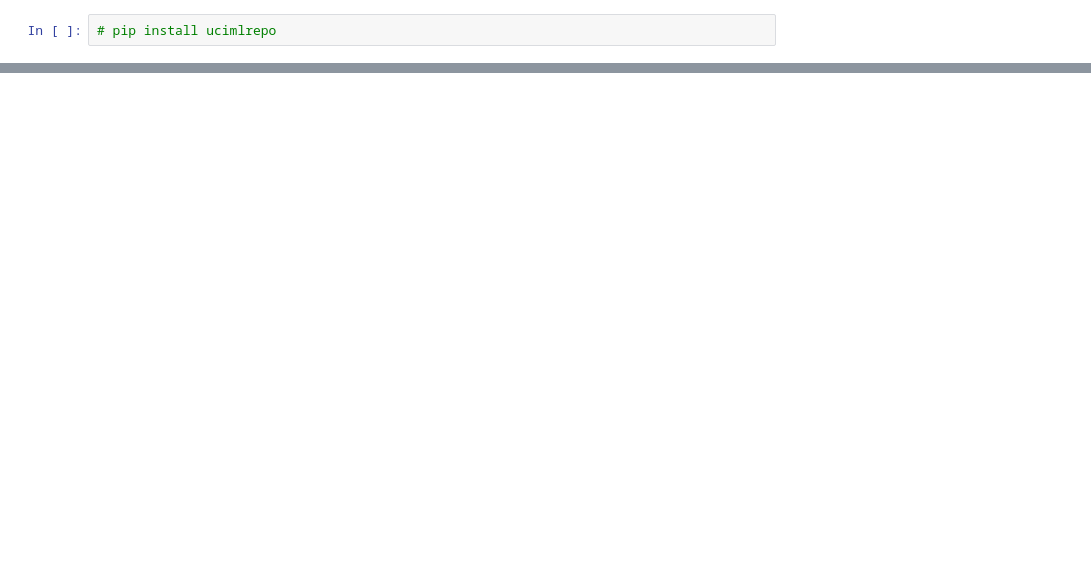
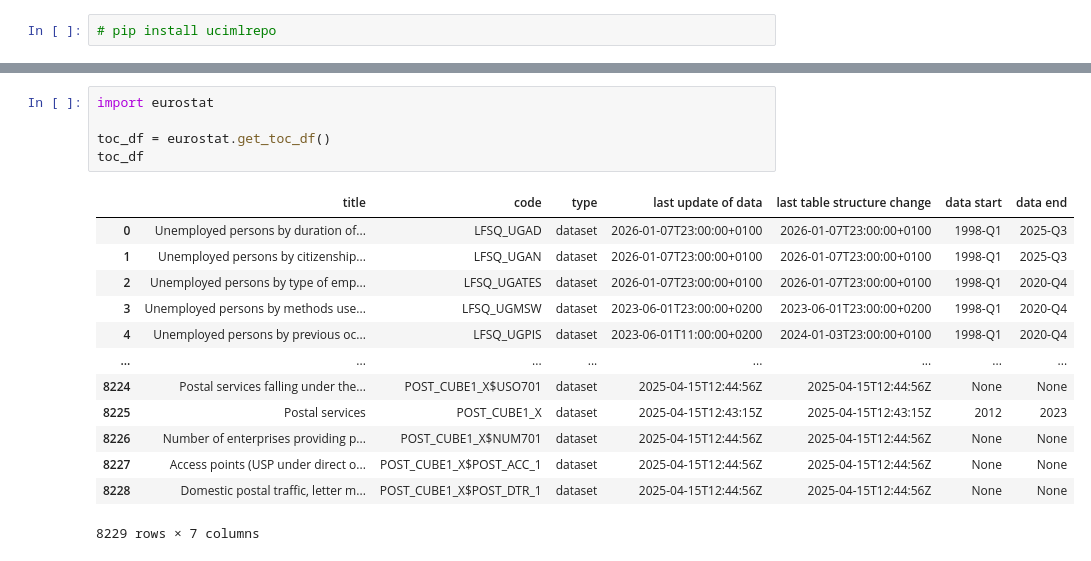
Before and after one commit to mechanoid5/ml_lectorium_2026_I, a Jupyter notebook: examples/04-eda/01-data-load.ipynb, the cells around one changed output, grey strips where cells are left out. Drawn from its saved outputs; the diff is of its cells as text; blank space fills up the shorter version.

```diff
--- a/examples/04-eda/01-data-load.ipynb
+++ b/examples/04-eda/01-data-load.ipynb
@@ -327,0 +504,19 @@ data = fetch_ucirepo(id=186)
+# %%
+import eurostat
+
+toc_df = eurostat.get_toc_df()
+toc_df
+# %% [output]
+|  | title | code | type | last update of data | last table structure change | data start | data end |
+| 0 | Unemployed persons by duration of... | LFSQ_UGAD | dataset | 2026-01-07T23:00:00+0100 | 2026-01-07T23:00:00+0100 | 1998-Q1 | 2025-Q3 |
+| 1 | Unemployed persons by citizenship... | LFSQ_UGAN | dataset | 2026-01-07T23:00:00+0100 | 2026-01-07T23:00:00+0100 | 1998-Q1 | 2025-Q3 |
+| 2 | Unemployed persons by type of emp... | LFSQ_UGATES | dataset | 2026-01-07T23:00:00+0100 | 2026-01-07T23:00:00+0100 | 1998-Q1 | 2020-Q4 |
+| 3 | Unemployed persons by methods use... | LFSQ_UGMSW | dataset | 2023-06-01T23:00:00+0200 | 2023-06-01T23:00:00+0200 | 1998-Q1 | 2020-Q4 |
+| 4 | Unemployed persons by previous oc... | LFSQ_UGPIS | dataset | 2023-06-01T11:00:00+0200 | 2024-01-03T23:00:00+0100 | 1998-Q1 | 2020-Q4 |
+| ... | ... | ... | ... | ... | ... | ... | ... |
+| 8224 | Postal services falling under the... | POST_CUBE1_X$USO701 | dataset | 2025-04-15T12:44:56Z | 2025-04-15T12:44:56Z | None | None |
+| 8225 | Postal services | POST_CUBE1_X | dataset | 2025-04-15T12:43:15Z | 2025-04-15T12:43:15Z | 2012 | 2023 |
+| 8226 | Number of enterprises providing p... | POST_CUBE1_X$NUM701 | dataset | 2025-04-15T12:44:56Z | 2025-04-15T12:44:56Z | None | None |
+| 8227 | Access points (USP under direct o... | POST_CUBE1_X$POST_ACC_1 | dataset | 2025-04-15T12:44:56Z | 2025-04-15T12:44:56Z | None | None |
+| 8228 | Domestic postal traffic, letter m... | POST_CUBE1_X$POST_DTR_1 | dataset | 2025-04-15T12:44:56Z | 2025-04-15T12:44:56Z | None | None |
+8229 rows × 7 columns
```
Also changed, not shown: parts of 33 cells of this notebook.
